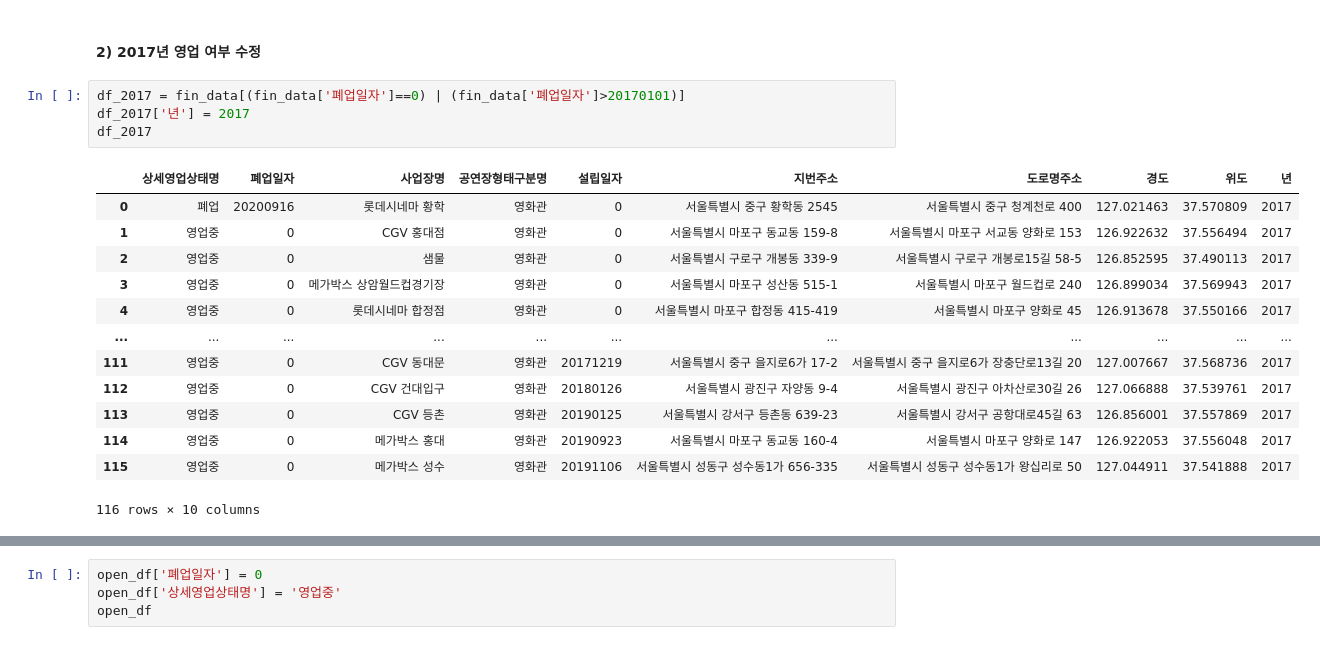
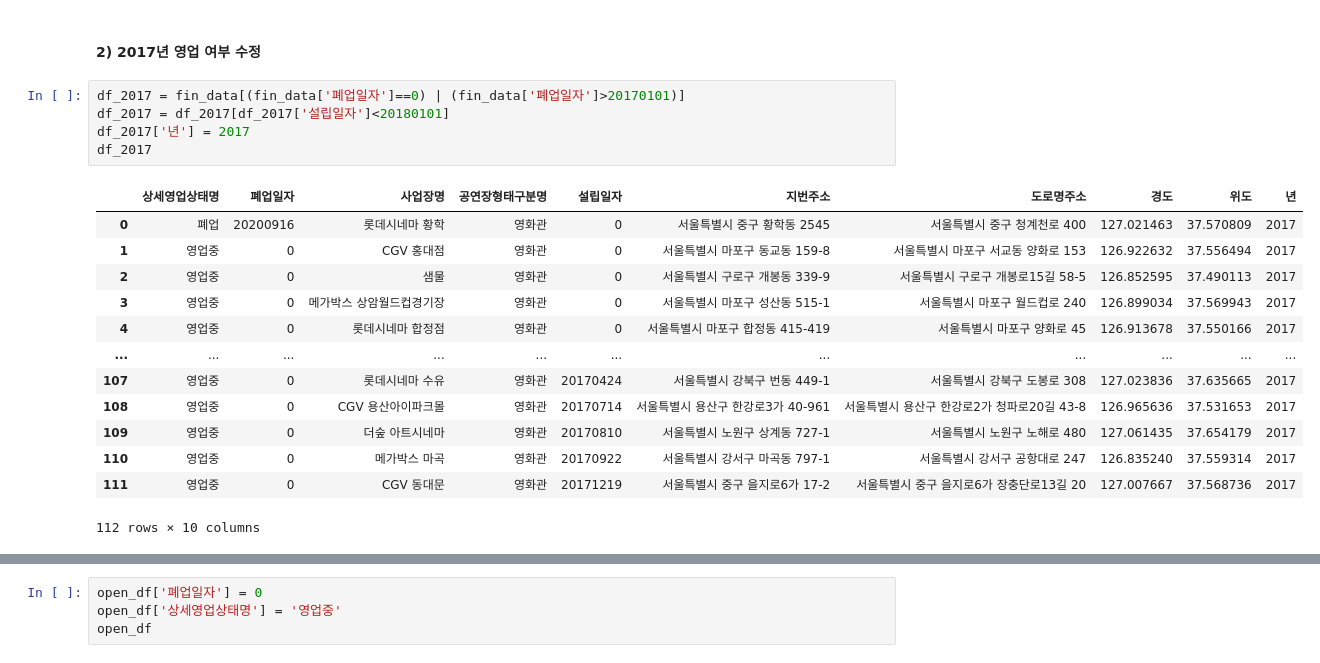
Before and after one commit to baekji919/AcornFinalProject, a Jupyter notebook: 4. 데이터 전처리 코드/영화관 데이터 전처리.ipynb, the cells around one changed output, grey strips where cells are left out. Drawn from its saved outputs; the diff is of its cells as text.

```diff
--- a/4. 데이터 전처리 코드/영화관 데이터 전처리.ipynb
+++ b/4. 데이터 전처리 코드/영화관 데이터 전처리.ipynb
@@ -628,22 +628,23 @@ fin_data
 #### 2) 2017년 영업 여부 수정
 # %%
 df_2017 = fin_data[(fin_data['폐업일자']==0) | (fin_data['폐업일자']>20170101)]
+df_2017 = df_2017[df_2017['설립일자']<20180101]
 df_2017['년'] = 2017
 df_2017
 # %% [output]
 |  | 상세영업상태명 | 폐업일자 | 사업장명 | 공연장형태구분명 | 설립일자 | 지번주소 | 도로명주소 | 경도 | 위도 | 년 |
 | 0 | 폐업 | 20200916 | 롯데시네마 황학 | 영화관 | 0 | 서울특별시 중구 황학동 2545 | 서울특별시 중구 청계천로 400 | 127.021463 | 37.570809 | 2017 |
 | 1 | 영업중 | 0 | CGV 홍대점 | 영화관 | 0 | 서울특별시 마포구 동교동 159-8 | 서울특별시 마포구 서교동 양화로 153 | 126.922632 | 37.556494 | 2017 |
 | 2 | 영업중 | 0 | 샘물 | 영화관 | 0 | 서울특별시 구로구 개봉동 339-9 | 서울특별시 구로구 개봉로15길 58-5 | 126.852595 | 37.490113 | 2017 |
 | 3 | 영업중 | 0 | 메가박스 상암월드컵경기장 | 영화관 | 0 | 서울특별시 마포구 성산동 515-1 | 서울특별시 마포구 월드컵로 240 | 126.899034 | 37.569943 | 2017 |
 | 4 | 영업중 | 0 | 롯데시네마 합정점 | 영화관 | 0 | 서울특별시 마포구 합정동 415-419 | 서울특별시 마포구 양화로 45 | 126.913678 | 37.550166 | 2017 |
 | ... | ... | ... | ... | ... | ... | ... | ... | ... | ... | ... |
+| 107 | 영업중 | 0 | 롯데시네마 수유 | 영화관 | 20170424 | 서울특별시 강북구 번동 449-1 | 서울특별시 강북구 도봉로 308 | 127.023836 | 37.635665 | 2017 |
+| 108 | 영업중 | 0 | CGV 용산아이파크몰 | 영화관 | 20170714 | 서울특별시 용산구 한강로3가 40-961 | 서울특별시 용산구 한강로2가 청파로20길 43-8 | 126.965636 | 37.531653 | 2017 |
+| 109 | 영업중 | 0 | 더숲 아트시네마 | 영화관 | 20170810 | 서울특별시 노원구 상계동 727-1 | 서울특별시 노원구 노해로 480 | 127.061435 | 37.654179 | 2017 |
+| 110 | 영업중 | 0 | 메가박스 마곡 | 영화관 | 20170922 | 서울특별시 강서구 마곡동 797-1 | 서울특별시 강서구 공항대로 247 | 126.835240 | 37.559314 | 2017 |
 | 111 | 영업중 | 0 | CGV 동대문 | 영화관 | 20171219 | 서울특별시 중구 을지로6가 17-2 | 서울특별시 중구 을지로6가 장충단로13길 20 | 127.007667 | 37.568736 | 2017 |
-| 112 | 영업중 | 0 | CGV 건대입구 | 영화관 | 20180126 | 서울특별시 광진구 자양동 9-4 | 서울특별시 광진구 아차산로30길 26 | 127.066888 | 37.539761 | 2017 |
-| 113 | 영업중 | 0 | CGV 등촌 | 영화관 | 20190125 | 서울특별시 강서구 등촌동 639-23 | 서울특별시 강서구 공항대로45길 63 | 126.856001 | 37.557869 | 2017 |
-| 114 | 영업중 | 0 | 메가박스 홍대 | 영화관 | 20190923 | 서울특별시 마포구 동교동 160-4 | 서울특별시 마포구 양화로 147 | 126.922053 | 37.556048 | 2017 |
-| 115 | 영업중 | 0 | 메가박스 성수 | 영화관 | 20191106 | 서울특별시 성동구 성수동1가 656-335 | 서울특별시 성동구 성수동1가 왕십리로 50 | 127.044911 | 37.541888 | 2017 |
-116 rows × 10 columns
+112 rows × 10 columns
 # %%
 open_df = df_2017[df_2017['폐업일자'] >= 20180101].reset_index(drop=True)
 closed_df = df_2017[(df_2017['폐업일자'] == 0) |  (df_2017['폐업일자'] < 20180101)].reset_index(drop=True)
```
Also changed, not shown: parts of 8 cells of this notebook.
